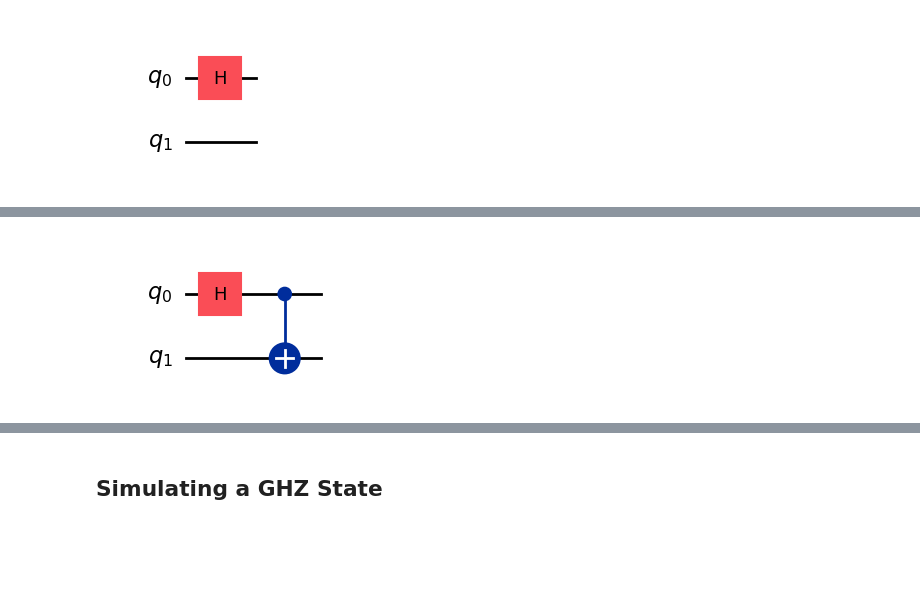
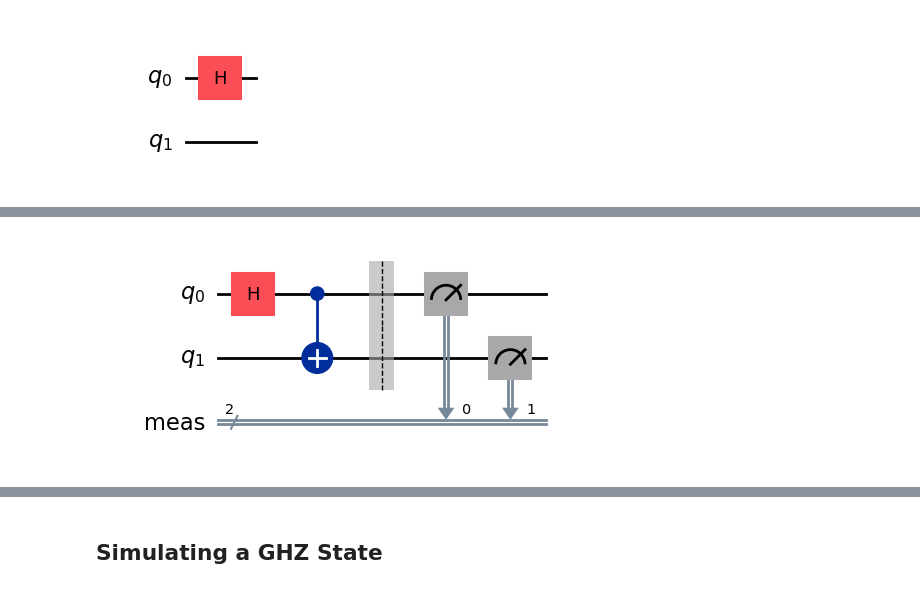
Before and after one commit to cda-tum/mqt, a Jupyter notebook: tutorial/01_simulation.ipynb, the cells around one changed output, grey strips where cells are left out. Drawn from its saved outputs; the diff is of its cells as text; code cells hidden in the pictures; blank space fills up the shorter version.

```diff
--- a/tutorial/01_simulation.ipynb
+++ b/tutorial/01_simulation.ipynb
@@ -65,7 +67,8 @@ print(result.get_counts())
 # %%
 circ.cx(0,1)
+circ.measure_all()
 circ.draw(output="mpl")
 # %% [output]
-[figure, old version]
+[figure, new version]
 # %%
 result = backend.run(circ, shots=10000).result()
```
Also changed, not shown: parts of 17 cells of this notebook.
